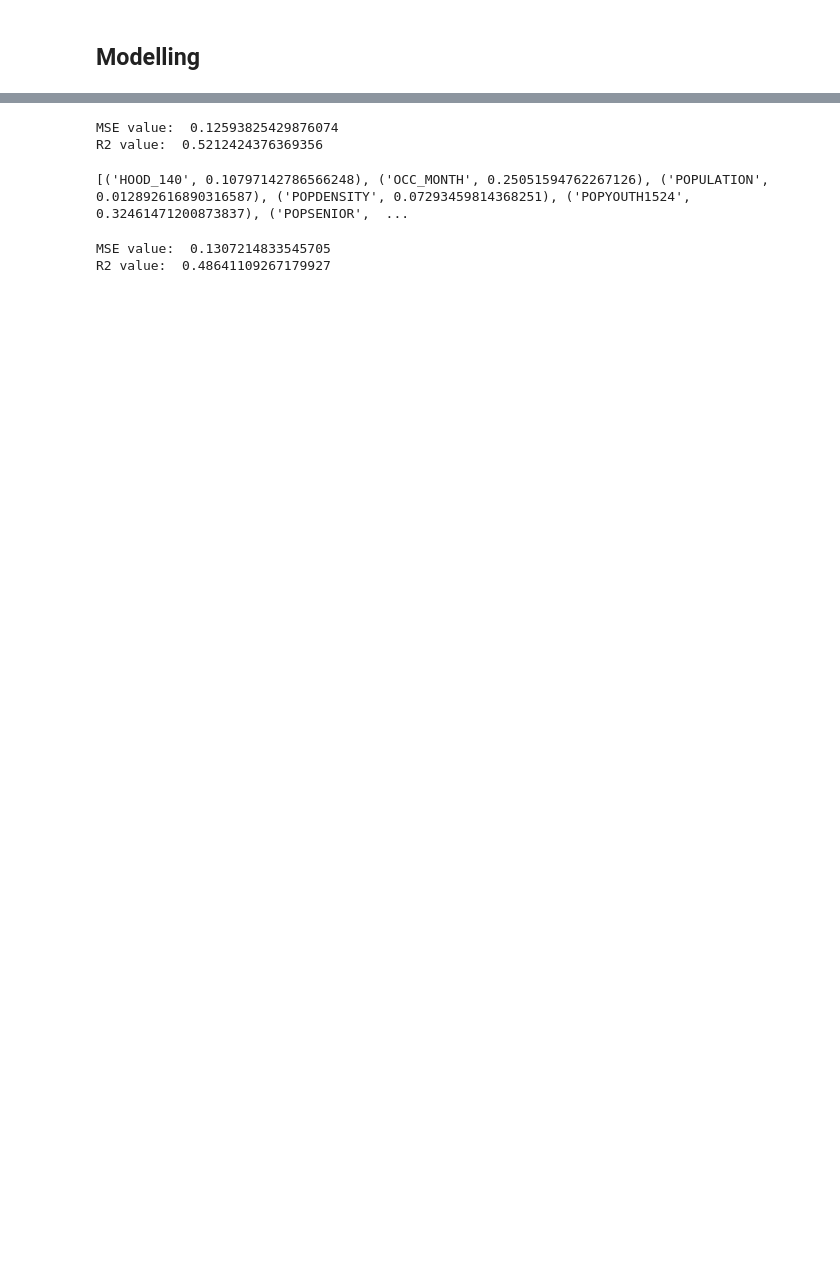
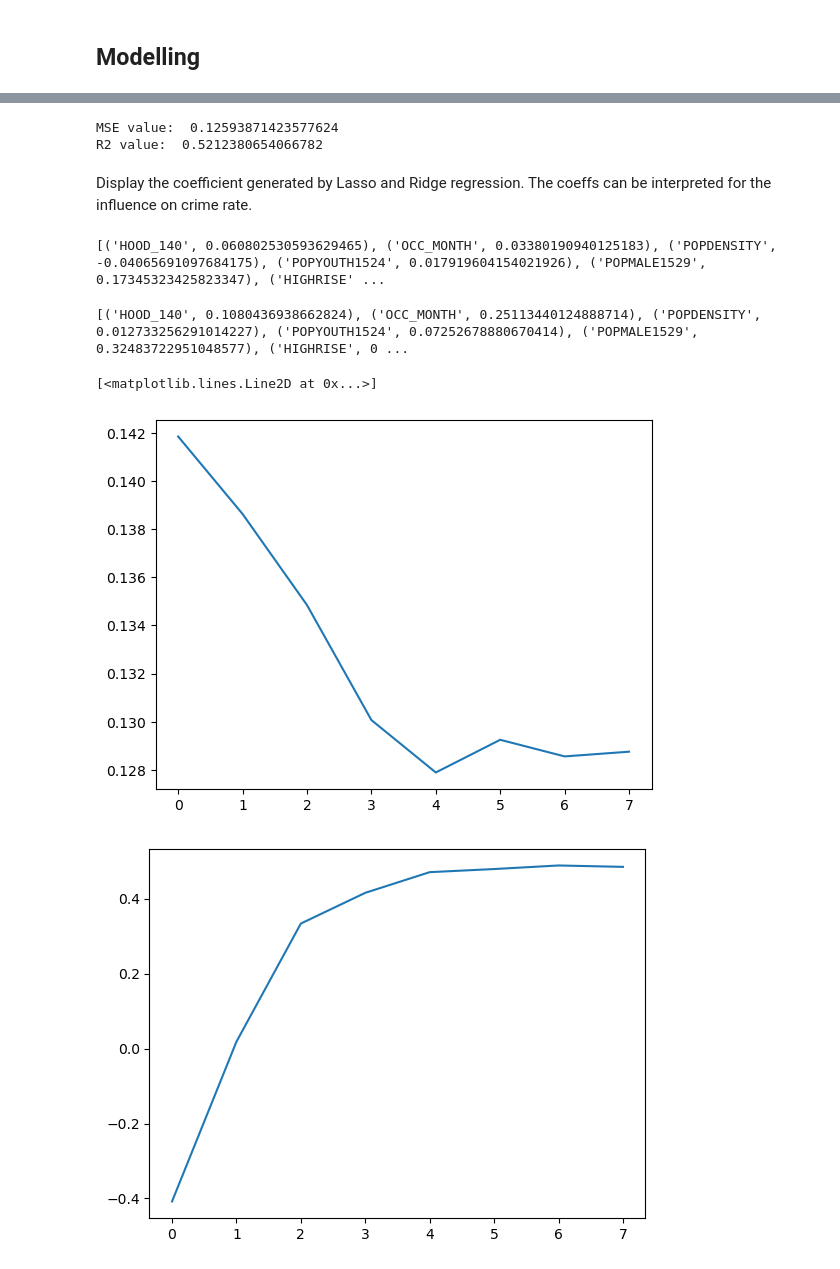
Before and after one commit to zyuxing0717/Toronto-firearm-discharge-analysis, a Jupyter notebook: olc_try.ipynb, the cells around one changed output, grey strips where cells are left out. Drawn from its saved outputs; the diff is of its cells as text; code cells hidden in the pictures; blank space fills up the shorter version.

```diff
--- a/olc_try.ipynb
+++ b/olc_try.ipynb
@@ -205,7 +220,7 @@ strong multicollinearity or other numerical problems.
 # %%
 categorical_features = ['HOOD_140', 'OCC_MONTH']
-numerical_features = ['POPULATION', 'POPDENSITY', 'POPYOUTH1524', 'POPSENIOR', 'POPMALE1529',
+numerical_features = ['POPDENSITY', 'POPYOUTH1524', 'POPMALE1529',
  'HIGHRISE', 'SOCIOLONELY', 'LOW_INCOME', 'UNAFFORDABLE_HOUSE', 'INADEQUATE_HOUSE',
- 'UNSUITABLE_HOUSE', 'DROPOUT', 'UNEMPLOYMENT', 'MALE_UNEMPLOYMENT']
+ 'DROPOUT', 'UNEMPLOYMENT', 'MALE_UNEMPLOYMENT']
 target = 'crime_rate'
 # %%
@@ -242,9 +258,30 @@ pred_ridge = lasso_regression.predict(X_test)
 print('MSE value: ', np.sqrt(mean_squared_error(pred_ridge, y_test)))
 print('R2 value: ', r2_score(pred_ridge, y_test))
 # %% [output]
-MSE value:  0.12593825429876074
-R2 value:  0.5212424376369356
+MSE value:  0.12593871423577624
+R2 value:  0.5212380654066782
+# %% [markdown]
+Display the coefficient generated by Lasso and Ridge regression. The coeffs can be interpreted for the influence on crime rate.
+# %%
+# RIDGE coefficients
+
+feature_names = X_train.columns
+
+# Getting the coefficients
+coefficients = ridge_regression.named_steps['regressor'].coef_
+
+# Pair each feature name with its coefficient
+feature_coef = list(zip(feature_names, coefficients))
+
+# Filter only those features which have non-zero coefficients
+retained_features = [pair for pair in feature_coef if pair[1] != 0]
+
+print(retained_features)
+# %% [output]
+[('HOOD_140', 0.060802530593629465), ('OCC_MONTH', 0.03380190940125183), ('POPDENSITY', -0.04065691097684175), ('POPYOUTH1524', 0.017919604154021926), ('POPMALE1529', 0.17345323425823347), ('HIGHRISE' ...
 # %%
+# LASSO coefficients
+
 feature_names = X_train.columns
 
 # Getting the coefficients
@@ -258,7 +295,7 @@ retained_features = [pair for pair in feature_coef if pair[1] != 0]
 
 print(retained_features)
 # %% [output]
-[('HOOD_140', 0.10797142786566248), ('OCC_MONTH', 0.25051594762267126), ('POPULATION', 0.012892616890316587), ('POPDENSITY', 0.07293459814368251), ('POPYOUTH1524', 0.32461471200873837), ('POPSENIOR',  ...
+[('HOOD_140', 0.1080436938662824), ('OCC_MONTH', 0.25113440124888714), ('POPDENSITY', 0.012733256291014227), ('POPYOUTH1524', 0.07252678880670414), ('POPMALE1529', 0.32483722951048577), ('HIGHRISE', 0 ...
 # %%
 from sklearn.ensemble import RandomForestRegressor
 from sklearn.datasets import make_regression
@@ -265,11 +303,20 @@ from sklearn.datasets import make_regression
 # %%
-regr = Pipeline(steps = [('preprocessor', preprocessor),
-                                      ('regressor', RandomForestRegressor(max_depth=15))
-                                      ])
-regr.fit(X_train, y_train)
-y_pred = regr.predict(X_test)
-print('MSE value: ', np.sqrt(mean_squared_error(y_pred, y_test)))
-print('R2 value: ', r2_score(y_pred, y_test))
+MSE_score = []
+R2_score = []
+for i in [2,3,5,7,9,11,13,15]:
+    regr = Pipeline(steps = [('preprocessor', preprocessor),
+                                        ('regressor', RandomForestRegressor(max_depth=i))
+                                        ])
+    regr.fit(X_train, y_train)
+    y_pred = regr.predict(X_test)
+    MSE_score.append(np.sqrt(mean_squared_error(y_pred, y_test)))
+    R2_score.append(r2_score(y_pred, y_test))
+
+plt.figure()
+plt.plot(MSE_score)
+plt.figure()
+plt.plot(R2_score)
 # %% [output]
-MSE value:  0.1307214833545705
-R2 value:  0.48641109267179927
+[<matplotlib.lines.Line2D at 0x...>]
+[figure, added]
+[figure, added]
```
Also changed, not shown: parts of 16 cells of this notebook.
